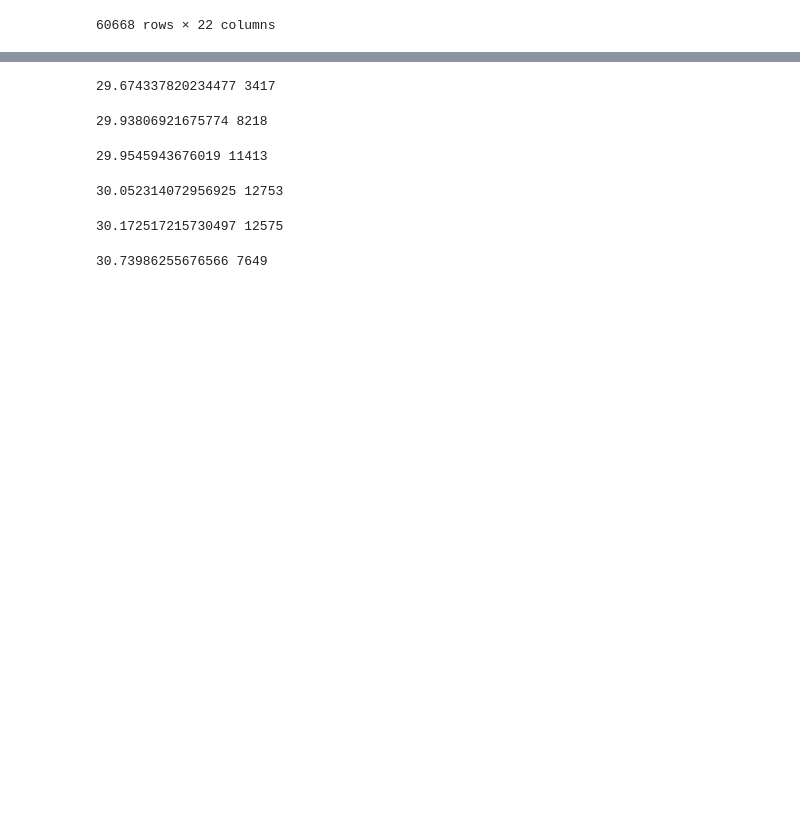
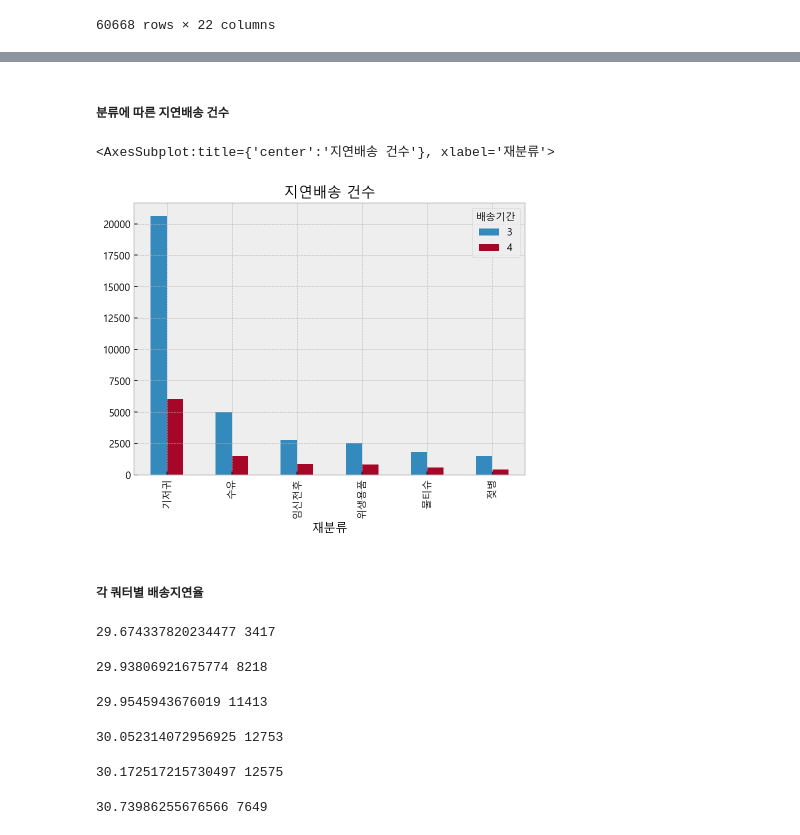
Before and after one commit to ManuSong/DataProject-5, a Jupyter notebook: 유아용품CRM.ipynb, the cells around one changed output, grey strips where cells are left out. Drawn from its saved outputs; the diff is of its cells as text; code cells hidden in the pictures; blank space fills up the shorter version.

```diff
--- a/유아용품CRM.ipynb
+++ b/유아용품CRM.ipynb
@@ -1194,3 +1192,20 @@ plt.show()
+# %% [markdown]
+##### 분류에 따른 지연배송 건수
+# %%
+df2['배송기간'] = df2['배송기간'].dt.days
+df_delay = df2[df2['배송기간']>=3]
+pivot = pd.pivot_table(data = df_delay, index = '재분류', columns = '배송기간', values = '구매일', aggfunc = 'count')
+pivot = pivot.sort_values(by=3, ascending=False)
+
+
+pivot = pivot.iloc[:6]
+# %%
+pivot.plot.bar(figsize=(7,5), title='지연배송 건수')
+# %% [output]
+<AxesSubplot:title={'center':'지연배송 건수'}, xlabel='재분류'>
+[figure, added]
+# %% [markdown]
+##### 각 쿼터별 배송지연율
 # %%
 first_2019 = data[data['쿼터별'] =='2019 1Q']
 delay_first_2019 = first_2019[first_2019['배송기간'] >= '3 days']
```
Also changed, not shown: parts of 111 cells of this notebook.
